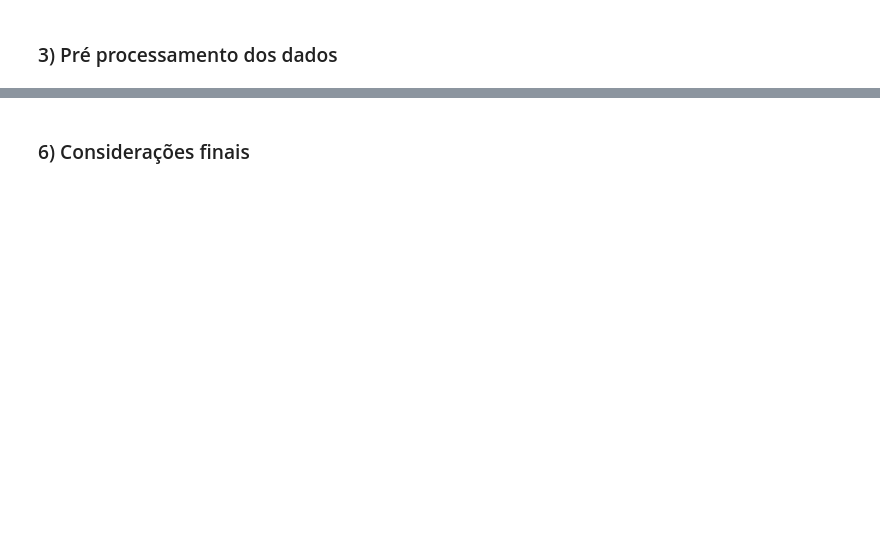
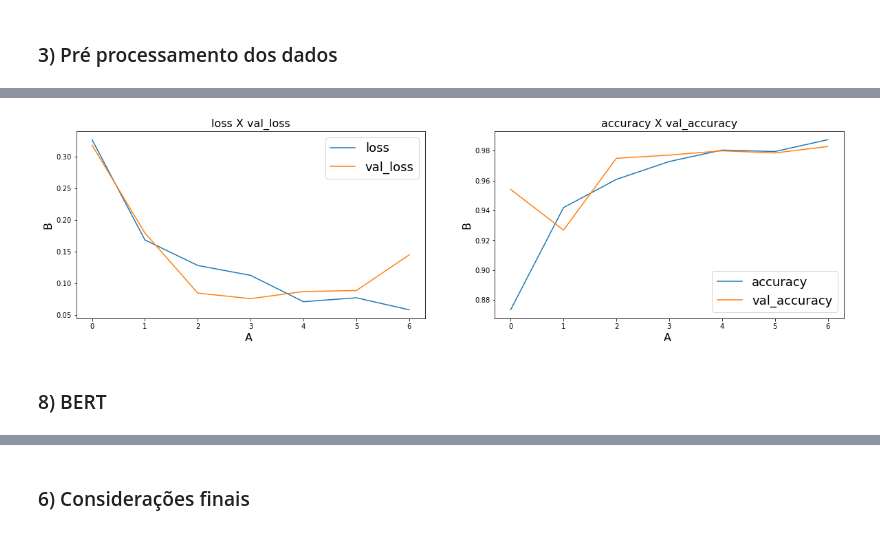
Before and after one commit to Krupique/challenges-kaggle, a Jupyter notebook: challenges/07_SpamClassifier/classifier.ipynb, the cells around one changed output, grey strips where cells are left out. Saved outputs shown, nothing was run; the diff lists cells and outputs as text; code cells hidden in the pictures; blank space fills up the shorter version.

```diff
--- a/challenges/07_SpamClassifier/classifier.ipynb
+++ b/challenges/07_SpamClassifier/classifier.ipynb
@@ -139,0 +618,7 @@ fig.update_layout(
+# %%
+# Split data into train and test sets
+X_train, X_test, y_train, y_test = train_test_split(
+    train_padded_sentences,
+    target,
+    test_size=0.25
+)
@@ -139,0 +674,26 @@ fig.update_layout(
+# %%
+# Load the model and train!!
+model = glove_lstm()
+
+checkpoint = ModelCheckpoint(
+    'model.h5',
+    monitor = 'val_loss',
+    verbose = 1,
+    save_best_only = True
+)
+reduce_lr = ReduceLROnPlateau(
+    monitor = 'val_loss',
+    factor = 0.2,
+    verbose = 1,
+    patience = 5,
+    min_lr = 0.001
+)
+history = model.fit(
+    X_train,
+    y_train,
+    epochs = 7,
+    batch_size = 32,
+    validation_data = (X_test, y_test),
+    verbose = 1,
+    callbacks = [reduce_lr, checkpoint]
+)
@@ -139,0 +718,14 @@ fig.update_layout(
+# %%
+def plot_learning_curves(history, arr):
+    fig, ax = plt.subplots(1, 2, figsize=(20, 5))
+    for idx in range(2):
+        ax[idx].plot(history.history[arr[idx][0]])
+        ax[idx].plot(history.history[arr[idx][1]])
+        ax[idx].legend([arr[idx][0], arr[idx][1]],fontsize=18)
+        ax[idx].set_xlabel('A ',fontsize=16)
+        ax[idx].set_ylabel('B',fontsize=16)
+        ax[idx].set_title(arr[idx][0] + ' X ' + arr[idx][1],fontsize=16)
+# %%
+plot_learning_curves(history, [['loss', 'val_loss'],['accuracy', 'val_accuracy']])
+# %% [output]
+[figure, added]
@@ -139,0 +735,2 @@ fig.update_layout(
+# %% [markdown]
+### 8) BERT
```
Also changed, not shown: parts of 83 cells of this notebook, 4 other files.
